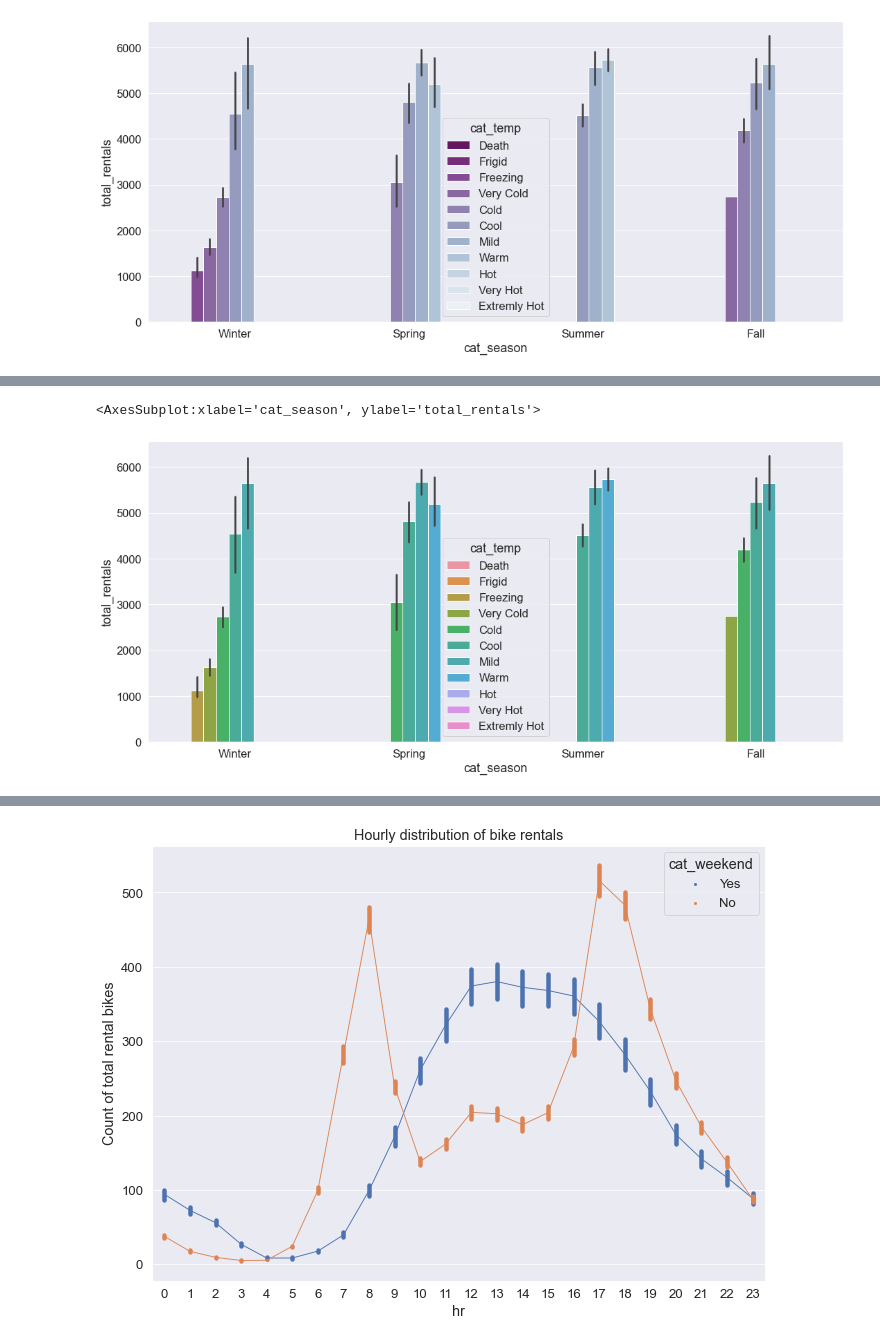
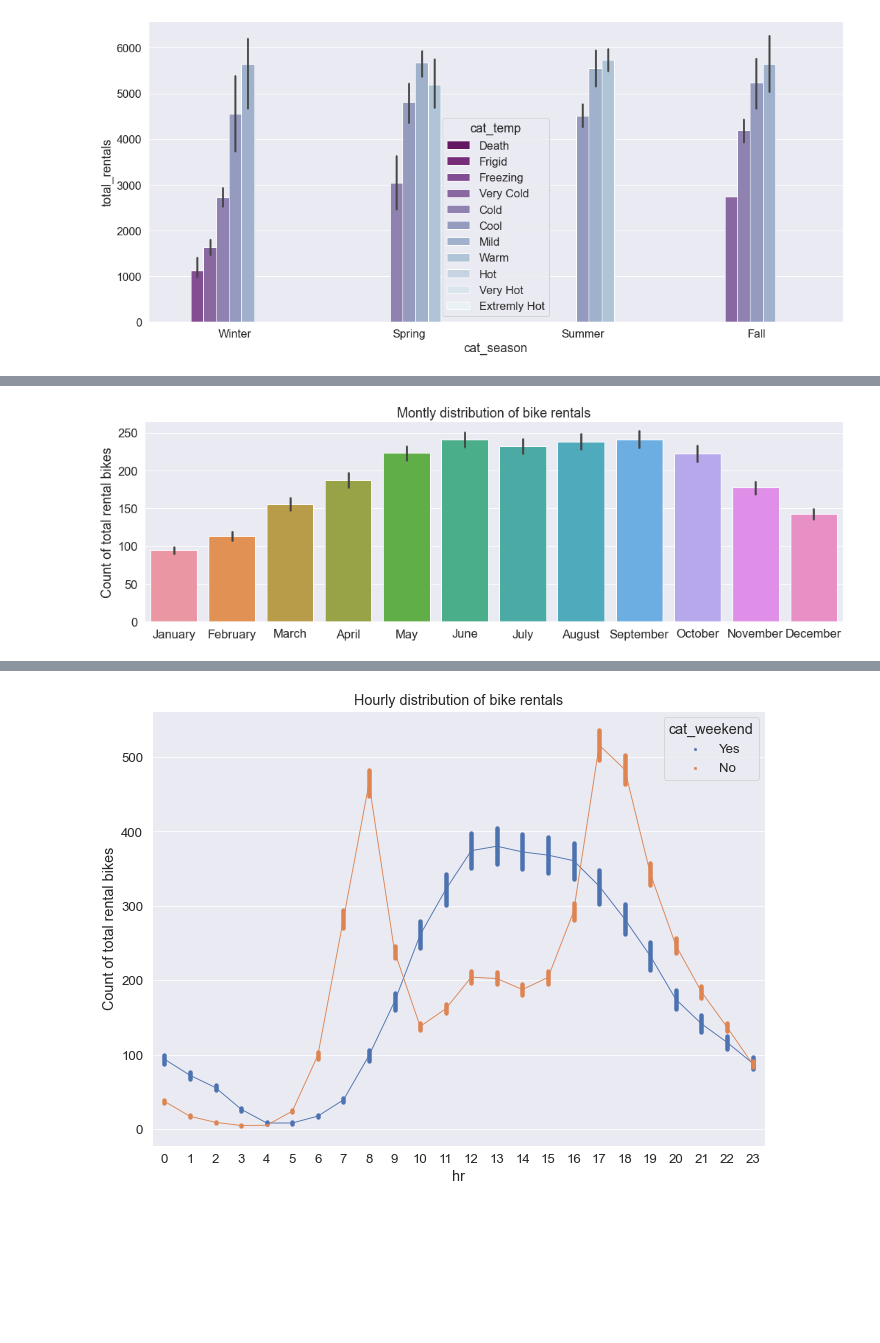
Before and after one commit to jaddel/education_cab_github, a Jupyter notebook: assignment_2/task1/task1.ipynb, the cells around one changed output, grey strips where cells are left out. Cells and saved outputs as stored; diff of their text form; code cells hidden in the pictures; blank space fills up the shorter version.

```diff
--- a/assignment_2/task1/task1.ipynb
+++ b/assignment_2/task1/task1.ipynb
@@ -204,0 +216,8 @@ ax.set(title = 'Season wise hourly distribution of bike rentals',ylabel= 'Count
+# %%
+sns.set(rc={'figure.figsize':(16,8)})
+sns.set_context("paper", font_scale=1.5, rc={"lines.linewidth": 2.5})
+sns.set_style("darkgrid")
+
+ax = sns.pointplot(data=hour, x='hr', y='registered_rentals' , hue='cat_weekday', scale = 0.5)
+
+ax.set(title = 'Week wise hourly distribution of registred users',ylabel= 'Total Bike Rentals Registred');
@@ -204,0 +226,8 @@ ax.set(title = 'Season wise hourly distribution of bike rentals',ylabel= 'Count
+# %%
+sns.set(rc={'figure.figsize':(16,8)})
+sns.set_context("paper", font_scale=1.5, rc={"lines.linewidth": 2.5})
+sns.set_style("darkgrid")
+
+ax = sns.pointplot(data=hour, x='hr', y='casual_rentals' , hue='cat_weekday', scale = 0.5)
+
+ax.set(title = 'Week wise hourly distribution of casual users',ylabel= 'Total Bike Rentals Casual');
@@ -225,0 +254,12 @@ ax.set(title = 'Season wise hourly distribution of bike rentals', ylabel= 'Count
+# %%
+sns.set(rc={'figure.figsize':(16,8)})
+sns.set_context("paper", font_scale=1.5, rc={"lines.linewidth": 2.5})
+
+sns.set_style("dark")
+
+ax = sns.pointplot(data = hour, x = 'hr', y = 'total_rentals',
+              scale = 0.8, hue = 'cat_temp');
+
+
+
+ax.set(title = 'Season wise hourly distribution of bike rentals', ylabel= 'Count of total rental bikes');
@@ -234,7 +276,3 @@ sns.barplot(data=day, x="cat_temp", y="total_rentals", hue="cat_season")
 # %% [output]
 <AxesSubplot:xlabel='cat_temp', ylabel='total_rentals'>
 [figure]
-# %%
-sns.set(rc={'figure.figsize':(18,8), 'axes.facecolor':'cornflowerblue', 'figure.facecolor':'cornflowerblue'}, font_scale=1.5)
-
-sns.barplot(data=day, x="cat_temp", y="total_rentals", hue="cat_season")
@@ -257,8 +309,8 @@ sns.barplot(data=day, x="cat_season", y="total_rentals", hue="cat_temp", palette
 # %%
-sns.set(rc={'figure.figsize':(18,8)}) #re collor the bars
-sns.set(font_scale=1.5)
+sns.set(rc={'figure.figsize':(17,5)})
+sns.set(font_scale = 1.5)
 
-sns.barplot(data=day, x="cat_season", y="total_rentals", hue="cat_temp")
+ax = sns.barplot(x="cat_month", y="total_rentals", data=hour,)
+ax.set(title = 'Montly distribution of bike rentals',ylabel='Count of total rental bikes', xlabel='');
 # %% [output]
-<AxesSubplot:xlabel='cat_season', ylabel='total_rentals'>
-[figure, old version]
+[figure, new version]
```
Also changed, not shown: parts of 20 cells of this notebook.
